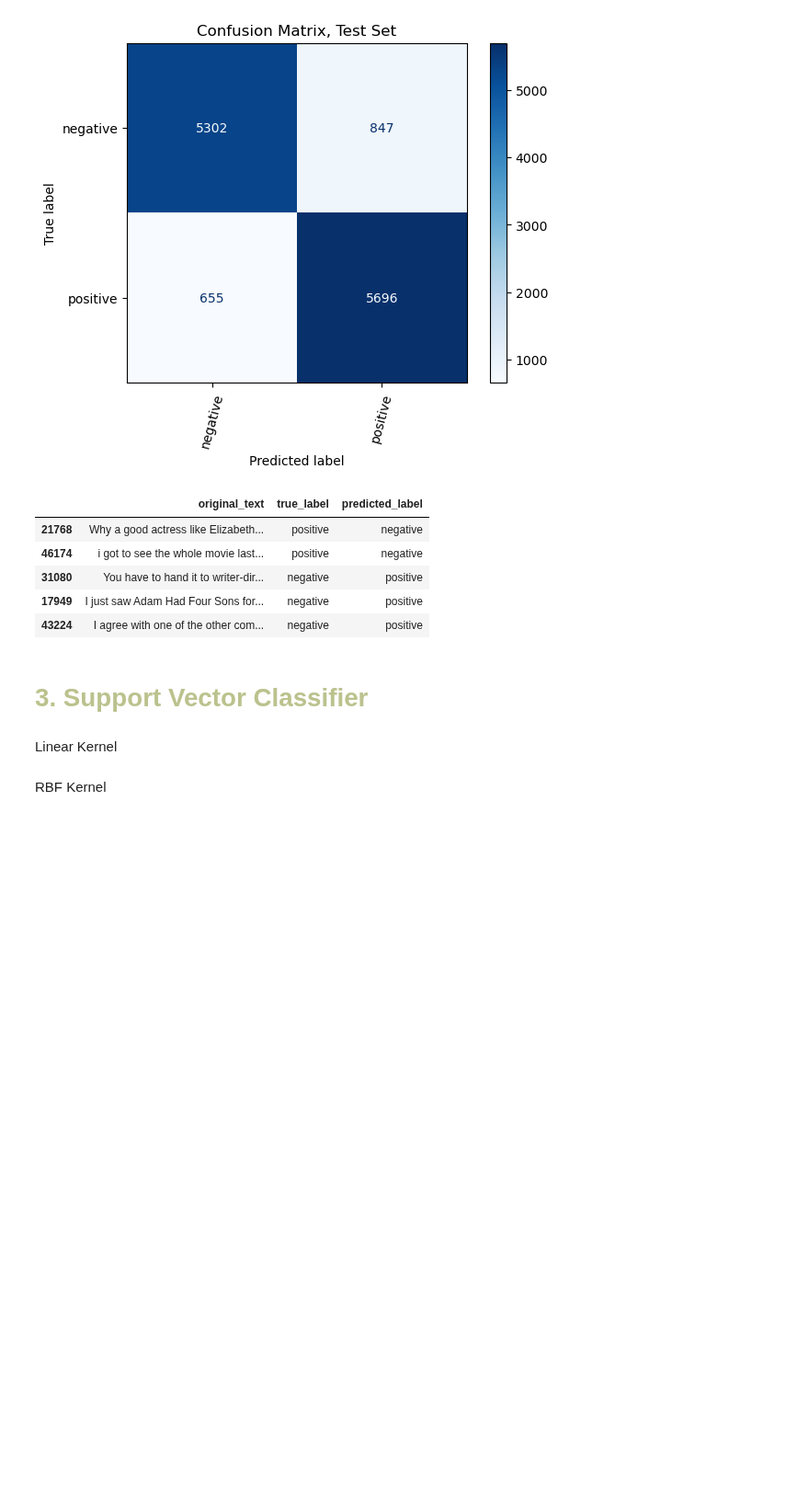
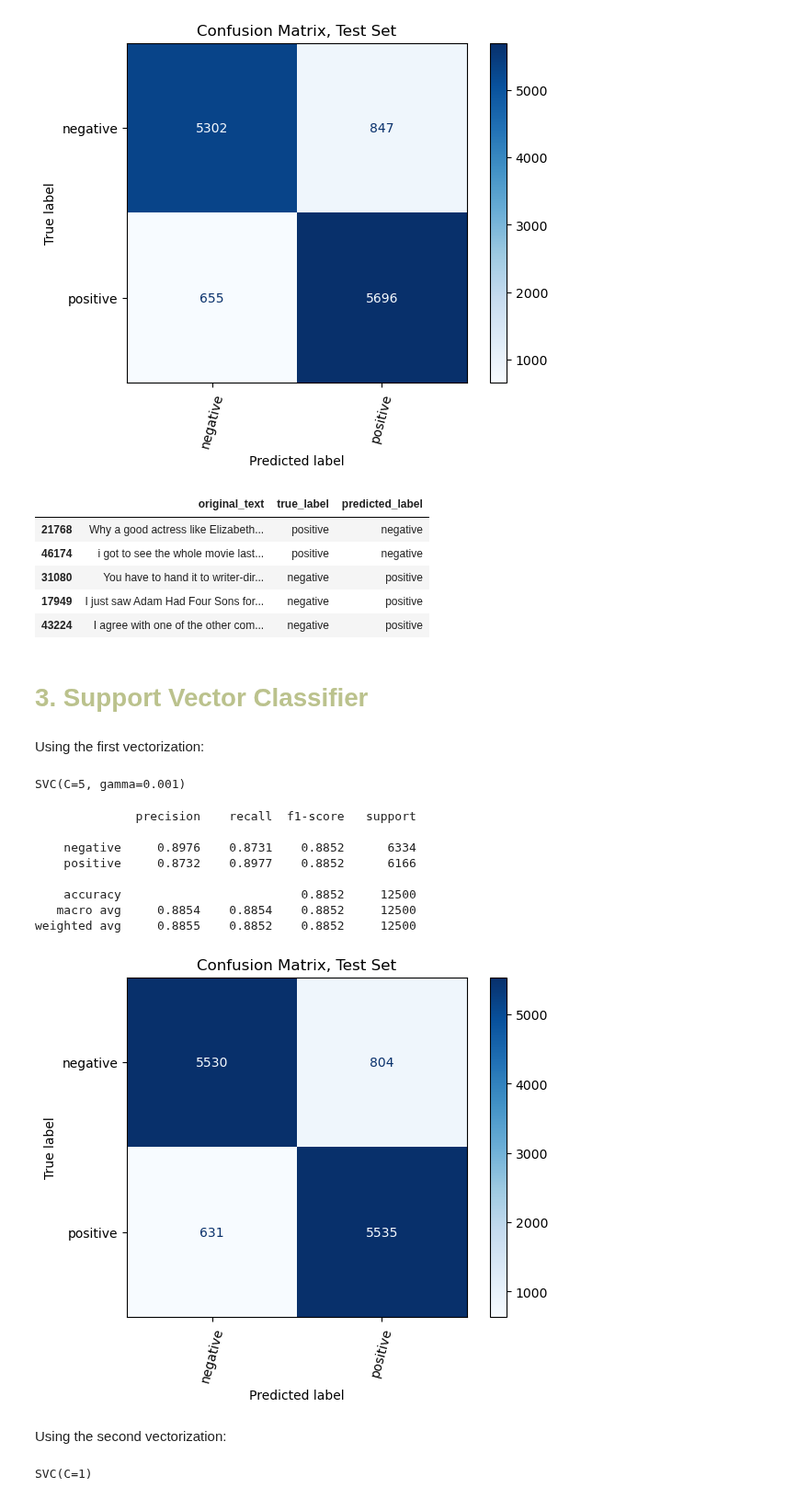
Before and after one commit to aiko-isnt-ded/text-mining-projects, a Jupyter notebook: sentiment_analysis_movies.ipynb, the cells around one changed output. Shown at 92% size. Saved outputs shown, nothing was run; the diff lists cells and outputs as text; code cells hidden in the pictures; blank space fills up the shorter version.

```diff
--- a/sentiment_analysis_movies.ipynb
+++ b/sentiment_analysis_movies.ipynb
@@ -306,7 +306,39 @@ misclassified_df.head()
 | 43224 | I agree with one of the other com... | negative | positive |
 # %% [markdown]
 # <font color= #bbc28d> **3. Support Vector Classifier** </font>
-# %% [markdown]
-Linear Kernel
-# %% [markdown]
-RBF Kernel
+# %% [markdown]
+Using the first vectorization:
+# %%
+svc = SVC(kernel='rbf', gamma=0.001, C=5)
+
+svc.fit(X_train_vectorized, Y_train)
+# %% [output]
+SVC(C=5, gamma=0.001)
+# %%
+y_dev_pred3 = svc.predict(X_dev_vectorized)
+
+cm = confusion_matrix(Y_dev, y_dev_pred3)
+disp = ConfusionMatrixDisplay(cm, display_labels=svc.classes_)
+disp.plot(cmap='Blues')
+plt.xticks(rotation = 75)
+plt.title("Confusion Matrix, Test Set")
+print(classification_report(Y_dev, y_dev_pred3, digits=4))
+plt.show()
+# %% [output]
+              precision    recall  f1-score   support
+
+    negative     0.8976    0.8731    0.8852      6334
+    positive     0.8732    0.8977    0.8852      6166
+
+    accuracy                         0.8852     12500
+   macro avg     0.8854    0.8854    0.8852     12500
+weighted avg     0.8855    0.8852    0.8852     12500
+[figure, added]
+# %% [markdown]
+Using the second vectorization:
+# %%
+svc2 = SVC(kernel='rbf', gamma='scale', C=1)
+
+svc2.fit(X_train_vectorized2, Y_train)
+# %% [output]
+SVC(C=1)
```
Also changed, not shown: parts of 6 cells of this notebook.
